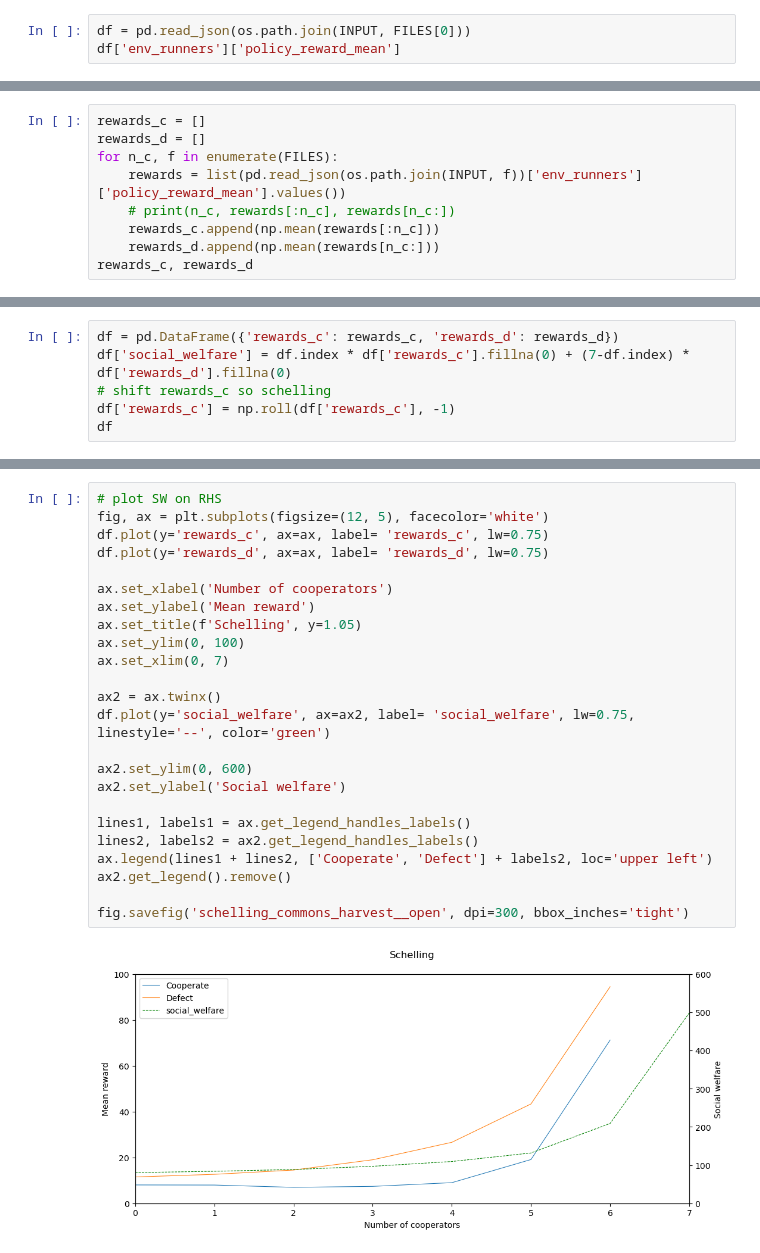
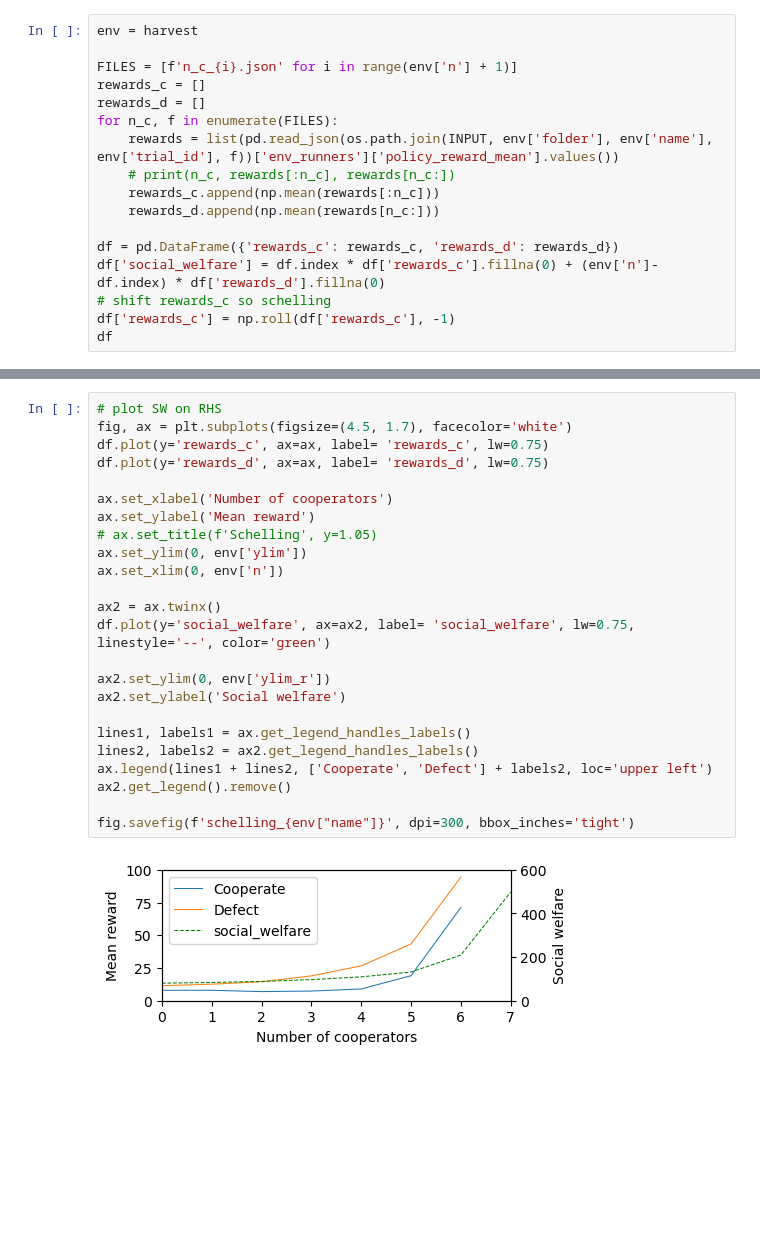
Before and after one commit to willis-richard/meltingpot, a Jupyter notebook: reward_transfer/schelling.ipynb, the cells around one changed output, grey strips where cells are left out. Drawn from its saved outputs; the diff is of its cells as text; blank space fills up the shorter version.

```diff
--- a/reward_transfer/schelling.ipynb
+++ b/reward_transfer/schelling.ipynb
@@ -8,5 +26,19 @@ INPUT = '/scratch/users/k21075402/new/commons_harvest__open/eb100aee'
 FILES = [f'n_c_{i}.json' for i in range(8)]
 # %%
-df = pd.read_json(os.path.join(INPUT, FILES[0]))
-df['env_runners']['policy_reward_mean']
+env = harvest
+
+FILES = [f'n_c_{i}.json' for i in range(env['n'] + 1)]
+rewards_c = []
+rewards_d = []
+for n_c, f in enumerate(FILES):
+    rewards = list(pd.read_json(os.path.join(INPUT, env['folder'], env['name'], env['trial_id'], f))['env_runners']['policy_reward_mean'].values())
+    # print(n_c, rewards[:n_c], rewards[n_c:])
+    rewards_c.append(np.mean(rewards[:n_c]))
+    rewards_d.append(np.mean(rewards[n_c:]))
+
+df = pd.DataFrame({'rewards_c': rewards_c, 'rewards_d': rewards_d})
+df['social_welfare'] = df.index * df['rewards_c'].fillna(0) + (env['n']-df.index) * df['rewards_d'].fillna(0)
+# shift rewards_c so schelling
+df['rewards_c'] = np.roll(df['rewards_c'], -1)
+df
 # %% [output]
@@ -30,9 +53,0 @@ list(df['env_runners']['policy_reward_mean'].values())
-# %%
-rewards_c = []
-rewards_d = []
-for n_c, f in enumerate(FILES):
-    rewards = list(pd.read_json(os.path.join(INPUT, f))['env_runners']['policy_reward_mean'].values())
-    # print(n_c, rewards[:n_c], rewards[n_c:])
-    rewards_c.append(np.mean(rewards[:n_c]))
-    rewards_d.append(np.mean(rewards[n_c:]))
-rewards_c, rewards_d
@@ -56,6 +53,0 @@ rewards_c, rewards_d
-# %%
-df = pd.DataFrame({'rewards_c': rewards_c, 'rewards_d': rewards_d})
-df['social_welfare'] = df.index * df['rewards_c'].fillna(0) + (7-df.index) * df['rewards_d'].fillna(0)
-# shift rewards_c so schelling
-df['rewards_c'] = np.roll(df['rewards_c'], -1)
-df
@@ -72,26 +54,26 @@ df
 # %%
 # plot SW on RHS
-fig, ax = plt.subplots(figsize=(12, 5), facecolor='white')
+fig, ax = plt.subplots(figsize=(4.5, 1.7), facecolor='white')
 df.plot(y='rewards_c', ax=ax, label= 'rewards_c', lw=0.75)
 df.plot(y='rewards_d', ax=ax, label= 'rewards_d', lw=0.75)
 
 ax.set_xlabel('Number of cooperators')
 ax.set_ylabel('Mean reward')
-ax.set_title(f'Schelling', y=1.05)
-ax.set_ylim(0, 100)
-ax.set_xlim(0, 7)
+# ax.set_title(f'Schelling', y=1.05)
+ax.set_ylim(0, env['ylim'])
+ax.set_xlim(0, env['n'])
 
 ax2 = ax.twinx()
 df.plot(y='social_welfare', ax=ax2, label= 'social_welfare', lw=0.75, linestyle='--', color='green')
 
-ax2.set_ylim(0, 600)
+ax2.set_ylim(0, env['ylim_r'])
 ax2.set_ylabel('Social welfare')
 
 lines1, labels1 = ax.get_legend_handles_labels()
 lines2, labels2 = ax2.get_legend_handles_labels()
 ax.legend(lines1 + lines2, ['Cooperate', 'Defect'] + labels2, loc='upper left')
 ax2.get_legend().remove()
 
-fig.savefig('schelling_commons_harvest__open', dpi=300, bbox_inches='tight')
+fig.savefig(f'schelling_{env["name"]}', dpi=300, bbox_inches='tight')
 # %% [output]
-[figure, old version]
+[figure, new version]
```
Also changed, not shown: parts of 5 cells of this notebook, 4 other files.
